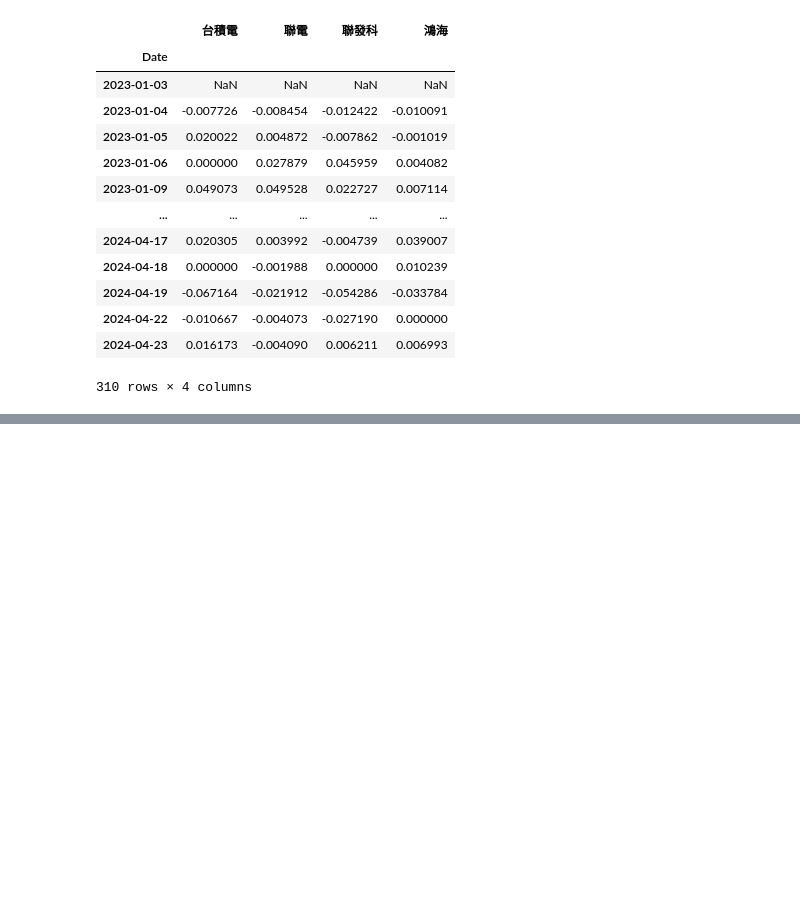
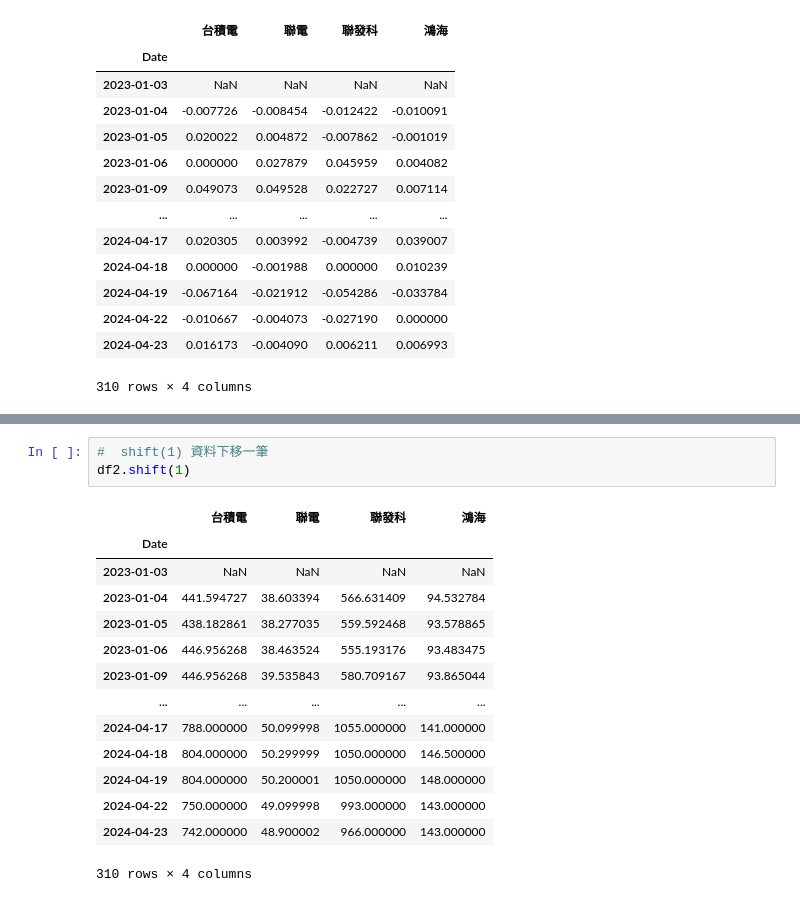
Before and after one commit to HUI-FEN/20230224, a Jupyter notebook: lesson18/lesson18_5.ipynb, the cells around one changed output, grey strips where cells are left out. Saved outputs shown, nothing was run; the diff lists cells and outputs as text; blank space fills up the shorter version.

```diff
--- a/lesson18/lesson18_5.ipynb
+++ b/lesson18/lesson18_5.ipynb
@@ -158,0 +176,18 @@ df2.pct_change()
+# %%
+#  shift(1) 資料下移一筆
+df2.shift(1)
+# %% [output]
+|  | 台積電 | 聯電 | 聯發科 | 鴻海 |
+| Date |  |  |  |  |
+| 2023-01-03 | NaN | NaN | NaN | NaN |
+| 2023-01-04 | 441.594727 | 38.603394 | 566.631409 | 94.532784 |
+| 2023-01-05 | 438.182861 | 38.277035 | 559.592468 | 93.578865 |
+| 2023-01-06 | 446.956268 | 38.463524 | 555.193176 | 93.483475 |
+| 2023-01-09 | 446.956268 | 39.535843 | 580.709167 | 93.865044 |
+| ... | ... | ... | ... | ... |
+| 2024-04-17 | 788.000000 | 50.099998 | 1055.000000 | 141.000000 |
+| 2024-04-18 | 804.000000 | 50.299999 | 1050.000000 | 146.500000 |
+| 2024-04-19 | 804.000000 | 50.200001 | 1050.000000 | 148.000000 |
+| 2024-04-22 | 750.000000 | 49.099998 | 993.000000 | 143.000000 |
+| 2024-04-23 | 742.000000 | 48.900002 | 966.000000 | 143.000000 |
+310 rows × 4 columns
```
Also changed, not shown: parts of 4 cells of this notebook.
